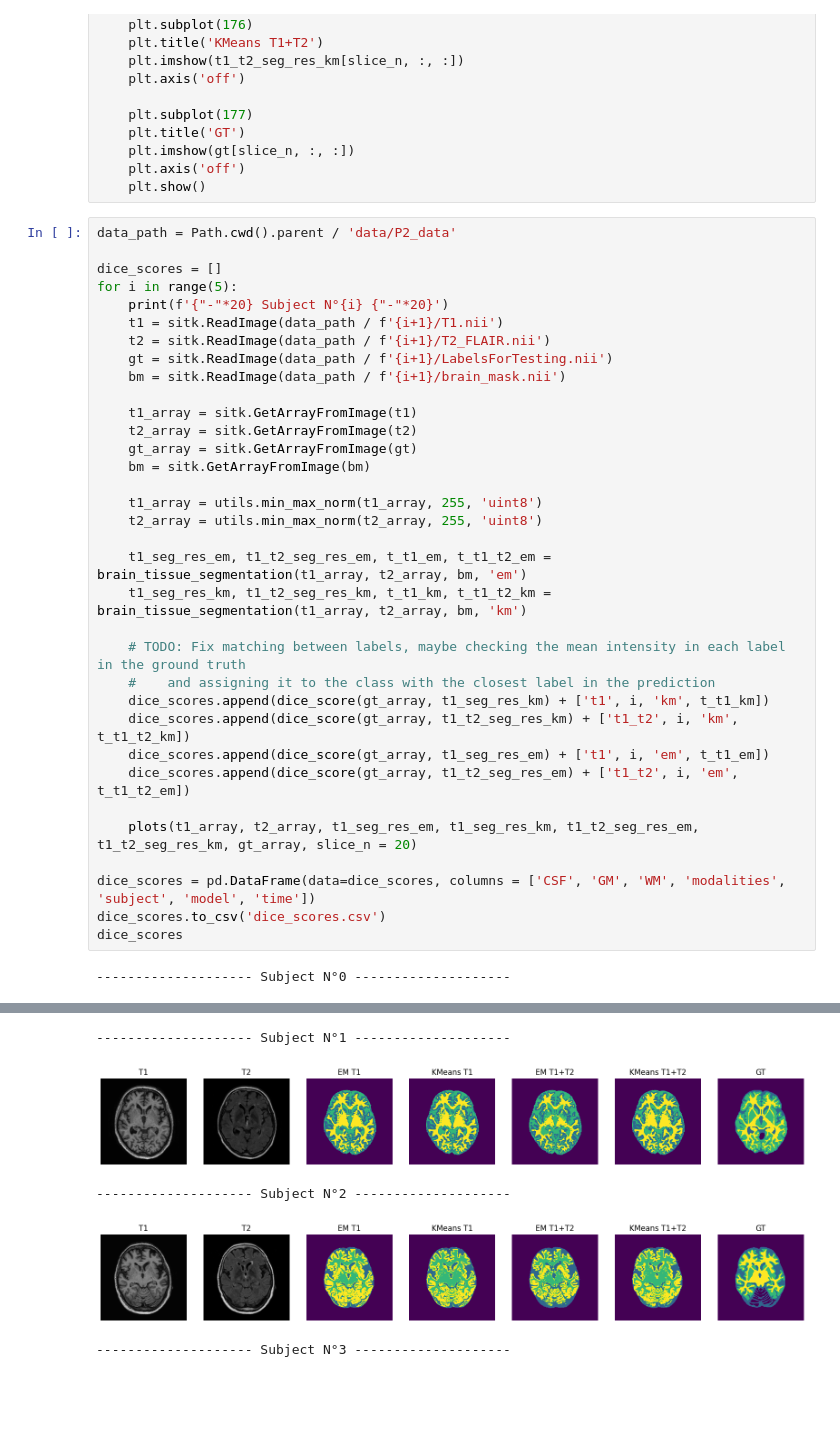
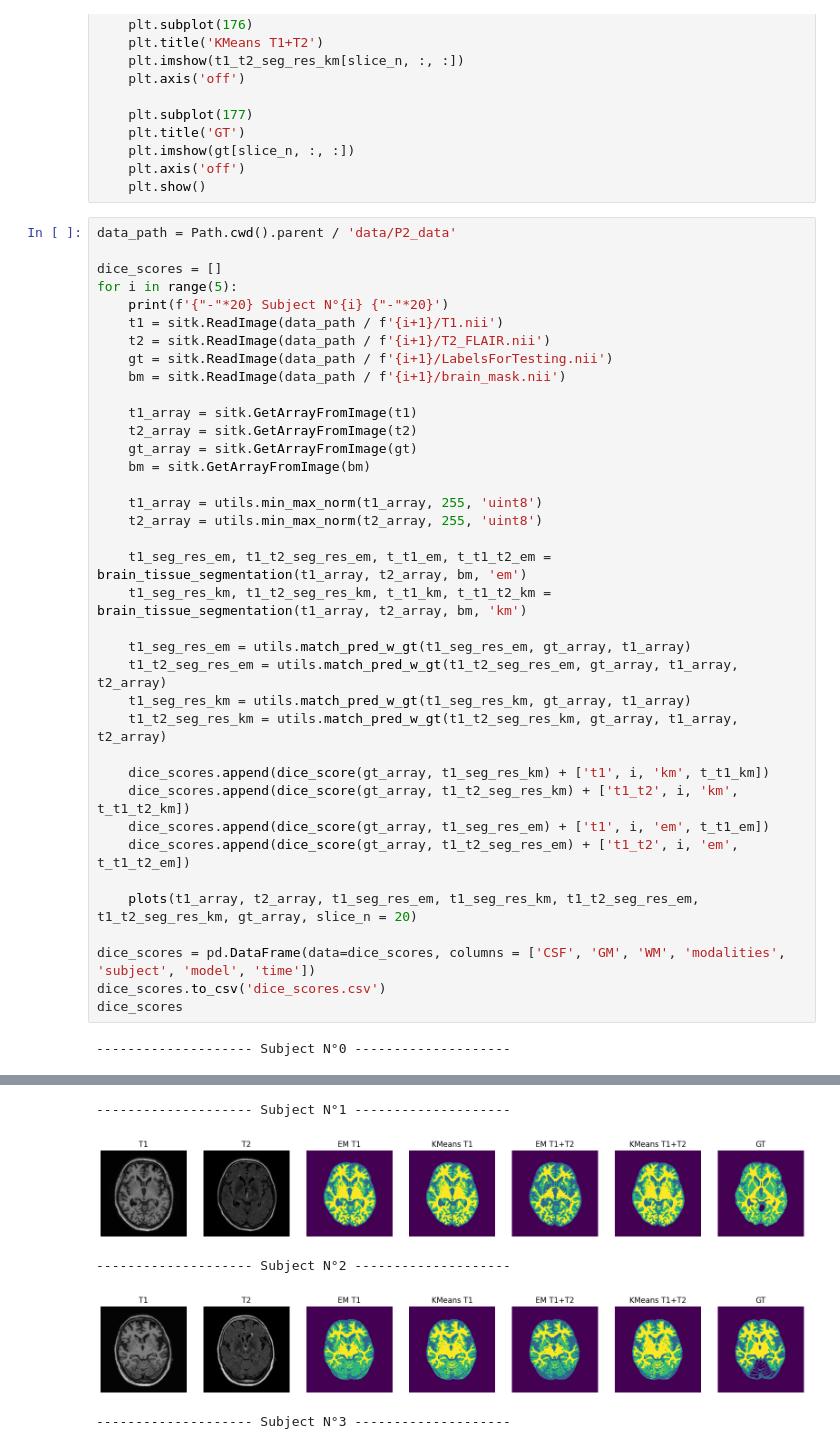
Before and after one commit to kakou34/misa_lab, a Jupyter notebook: lab2/lab2.ipynb, the cells around one changed output, grey strips where cells are left out. Drawn from its saved outputs; the diff is of its cells as text; blank space fills up the shorter version.

```diff
--- a/lab2/lab2.ipynb
+++ b/lab2/lab2.ipynb
@@ -127,8 +127,11 @@ for i in range(5):
     t1_seg_res_em, t1_t2_seg_res_em, t_t1_em, t_t1_t2_em = brain_tissue_segmentation(t1_array, t2_array, bm, 'em')
     t1_seg_res_km, t1_t2_seg_res_km, t_t1_km, t_t1_t2_km = brain_tissue_segmentation(t1_array, t2_array, bm, 'km')
 
-    # TODO: Fix matching between labels, maybe checking the mean intensity in each label in the ground truth
-    #    and assigning it to the class with the closest label in the prediction
+    t1_seg_res_em = utils.match_pred_w_gt(t1_seg_res_em, gt_array, t1_array)
+    t1_t2_seg_res_em = utils.match_pred_w_gt(t1_t2_seg_res_em, gt_array, t1_array, t2_array)
+    t1_seg_res_km = utils.match_pred_w_gt(t1_seg_res_km, gt_array, t1_array)
+    t1_t2_seg_res_km = utils.match_pred_w_gt(t1_t2_seg_res_km, gt_array, t1_array, t2_array)
+
     dice_scores.append(dice_score(gt_array, t1_seg_res_km) + ['t1', i, 'km', t_t1_km])
     dice_scores.append(dice_score(gt_array, t1_t2_seg_res_km) + ['t1_t2', i, 'km', t_t1_t2_km])
     dice_scores.append(dice_score(gt_array, t1_seg_res_em) + ['t1', i, 'em', t_t1_em])
@@ -145,5 +148,5 @@ dice_scores
 -------------------- Subject N°1 --------------------
-[figure, old version]
+[figure, new version]
 -------------------- Subject N°2 --------------------
-[figure, old version]
+[figure, new version]
 -------------------- Subject N°3 --------------------
```
Also changed, not shown: parts of 1 cell of this notebook, 1 other file.
